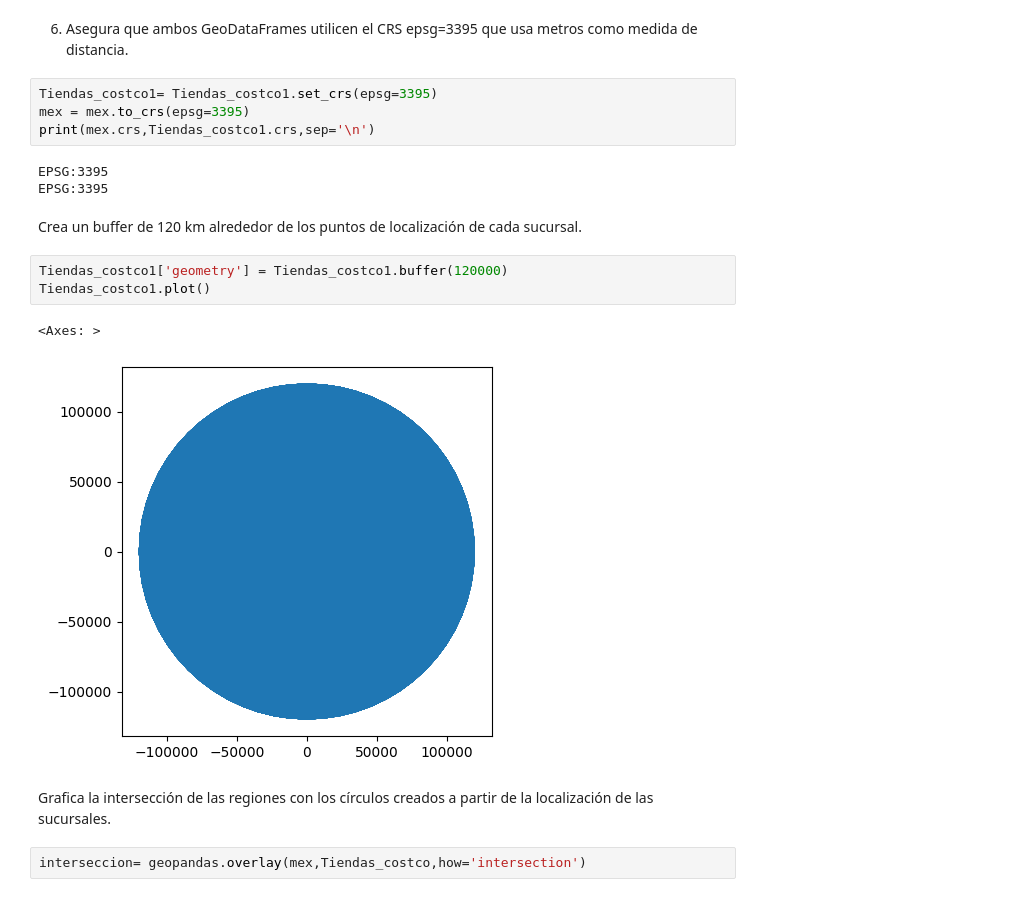
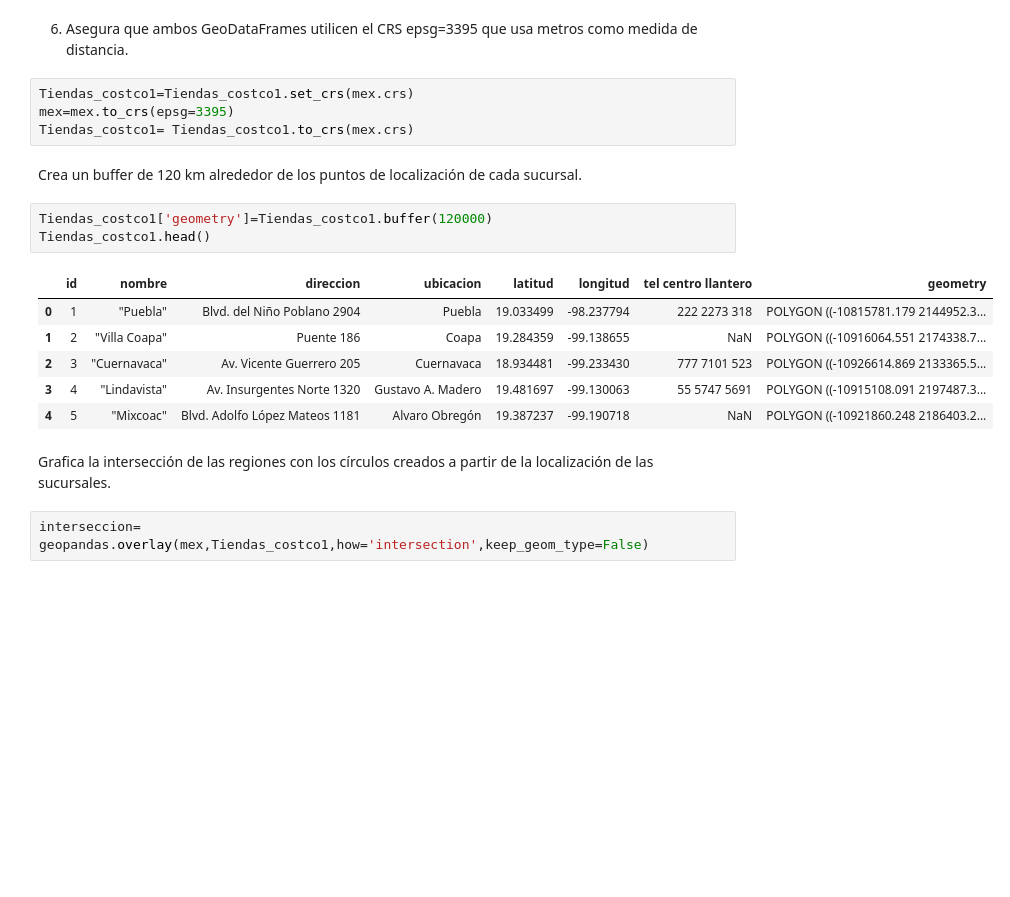
Before and after one commit to Jadrianp29/testreko, a Jupyter notebook: DS_C3_SC2_JESUSADRIANAGUILARPEREZ.ipynb, the cells around one changed output. Drawn from its saved outputs; the diff is of its cells as text; blank space fills up the shorter version.

```diff
--- a/DS_C3_SC2_JESUSADRIANAGUILARPEREZ.ipynb
+++ b/DS_C3_SC2_JESUSADRIANAGUILARPEREZ.ipynb
@@ -125,24 +98,25 @@ mex.plot(column='Region',cmap='rainbow',legend=True,figsize=(10,10))
 # %% [markdown]
 6.	Asegura que ambos GeoDataFrames utilicen el CRS epsg=3395 que usa metros como medida de distancia.
 # %%
-Tiendas_costco1= Tiendas_costco1.set_crs(epsg=3395)
-mex = mex.to_crs(epsg=3395)
-print(mex.crs,Tiendas_costco1.crs,sep='\n')
+Tiendas_costco1=Tiendas_costco1.set_crs(mex.crs)
+mex=mex.to_crs(epsg=3395)
+Tiendas_costco1= Tiendas_costco1.to_crs(mex.crs)
-# %% [output]
-EPSG:3395
-EPSG:3395
 # %% [markdown]
 Crea un buffer de 120 km alrededor de los puntos de localización de cada sucursal.
 # %%
-Tiendas_costco1['geometry'] = Tiendas_costco1.buffer(120000)
-Tiendas_costco1.plot()
+Tiendas_costco1['geometry']=Tiendas_costco1.buffer(120000)
+Tiendas_costco1.head()
 # %% [output]
-<Axes: >
-[figure, removed]
+|  | id | nombre | direccion | ubicacion | latitud | longitud | tel centro llantero | geometry |
+| 0 | 1 | "Puebla" | Blvd. del Niño Poblano 2904 | Puebla | 19.033499 | -98.237794 | 222 2273 318 | POLYGON ((-10815781.179 2144952.3... |
+| 1 | 2 | "Villa Coapa" | Puente 186 | Coapa | 19.284359 | -99.138655 | NaN | POLYGON ((-10916064.551 2174338.7... |
+| 2 | 3 | "Cuernavaca" | Av. Vicente Guerrero 205 | Cuernavaca | 18.934481 | -99.233430 | 777 7101 523 | POLYGON ((-10926614.869 2133365.5... |
+| 3 | 4 | "Lindavista" | Av. Insurgentes Norte 1320 | Gustavo A. Madero | 19.481697 | -99.130063 | 55 5747 5691 | POLYGON ((-10915108.091 2197487.3... |
+| 4 | 5 | "Mixcoac" | Blvd. Adolfo López Mateos 1181 | Alvaro Obregón | 19.387237 | -99.190718 | NaN | POLYGON ((-10921860.248 2186403.2... |
 # %% [markdown]
 Grafica la intersección de las regiones con los círculos creados a partir de la localización de las sucursales.
 # %%
-interseccion= geopandas.overlay(mex,Tiendas_costco,how='intersection')
+interseccion= geopandas.overlay(mex,Tiendas_costco1,how='intersection',keep_geom_type=False)
 # %%
 ax= mex.plot(column='Region',cmap='rainbow',legend=True,figsize=(10,10))
 mex.boundary.plot(ax=ax,zorder=1,color='b')
```
Also changed, not shown: parts of 7 cells of this notebook.
